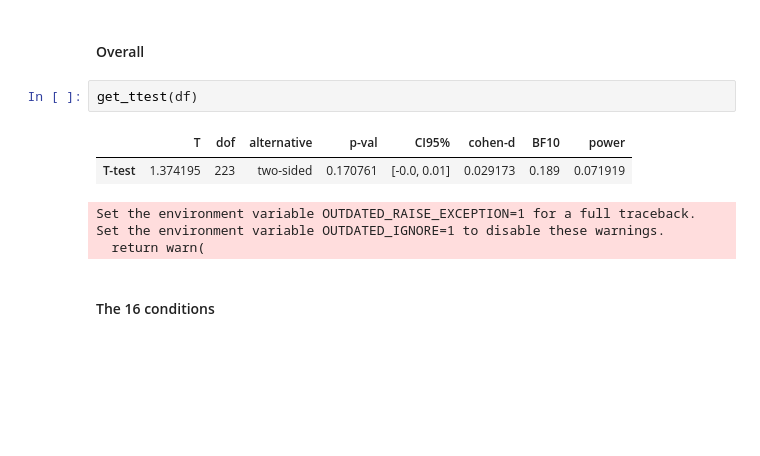
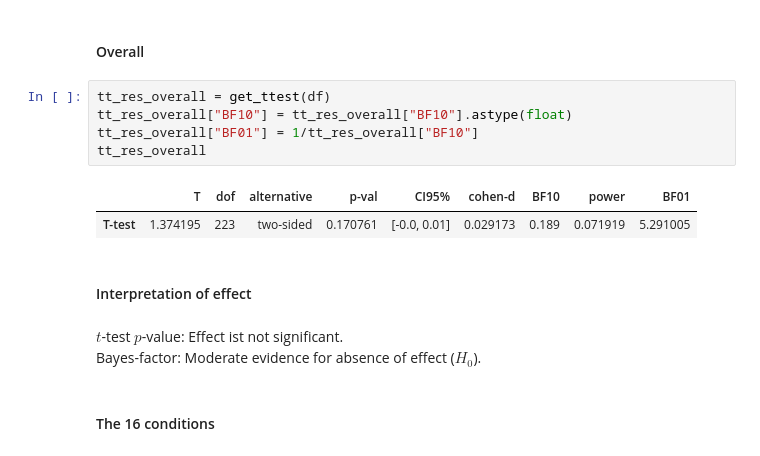
Before and after one commit to ElectronicsArchiver/tewa1_cogpsy_python, a Jupyter notebook: final_project_dataset_1.ipynb, the cells around one changed output. Drawn from its saved outputs; the diff is of its cells as text; blank space fills up the shorter version.

```diff
--- a/final_project_dataset_1.ipynb
+++ b/final_project_dataset_1.ipynb
@@ -154,13 +154,18 @@ def get_ttest(df, conditions=None, paired=True, alternative='two-sided', correct
 # %% [markdown]
 #### Overall
 # %%
-get_ttest(df)
+tt_res_overall = get_ttest(df)
+tt_res_overall["BF10"] = tt_res_overall["BF10"].astype(float)
+tt_res_overall["BF01"] = 1/tt_res_overall["BF10"]
+tt_res_overall
 # %% [output]
-|  | T | dof | alternative | p-val | CI95% | cohen-d | BF10 | power |
-| T-test | 1.374195 | 223 | two-sided | 0.170761 | [-0.0, 0.01] | 0.029173 | 0.189 | 0.071919 |
+|  | T | dof | alternative | p-val | CI95% | cohen-d | BF10 | power | BF01 |
+| T-test | 1.374195 | 223 | two-sided | 0.170761 | [-0.0, 0.01] | 0.029173 | 0.189 | 0.071919 | 5.291005 |
-Set the environment variable OUTDATED_RAISE_EXCEPTION=1 for a full traceback.
-Set the environment variable OUTDATED_IGNORE=1 to disable these warnings.
-  return warn(
+# %% [markdown]
+#### Interpretation of effect
+# %% [markdown]
+$t$-test $p$-value: Effect ist not significant.
+Bayes-factor: Moderate evidence for absence of effect ($H_0$).
 # %% [markdown]
 #### The 16 conditions
 # %%
```
Also changed, not shown: parts of 1 cell of this notebook.
